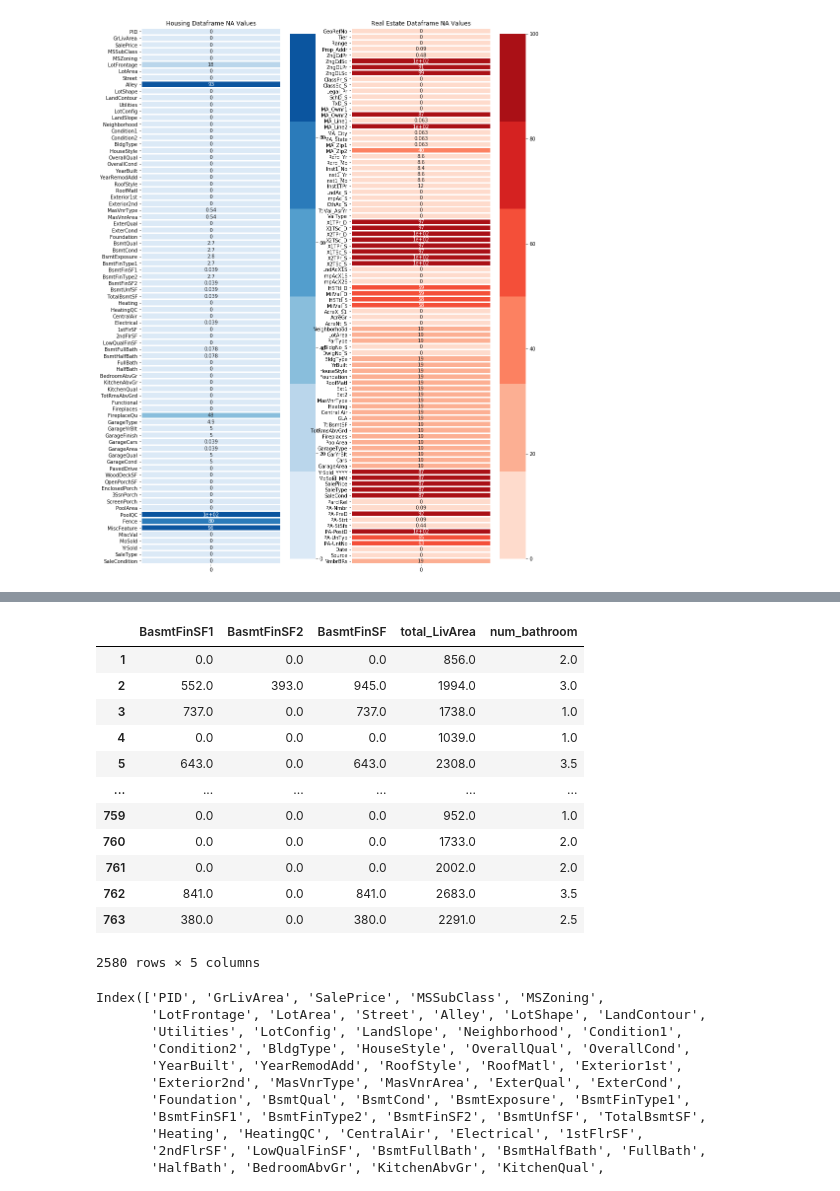
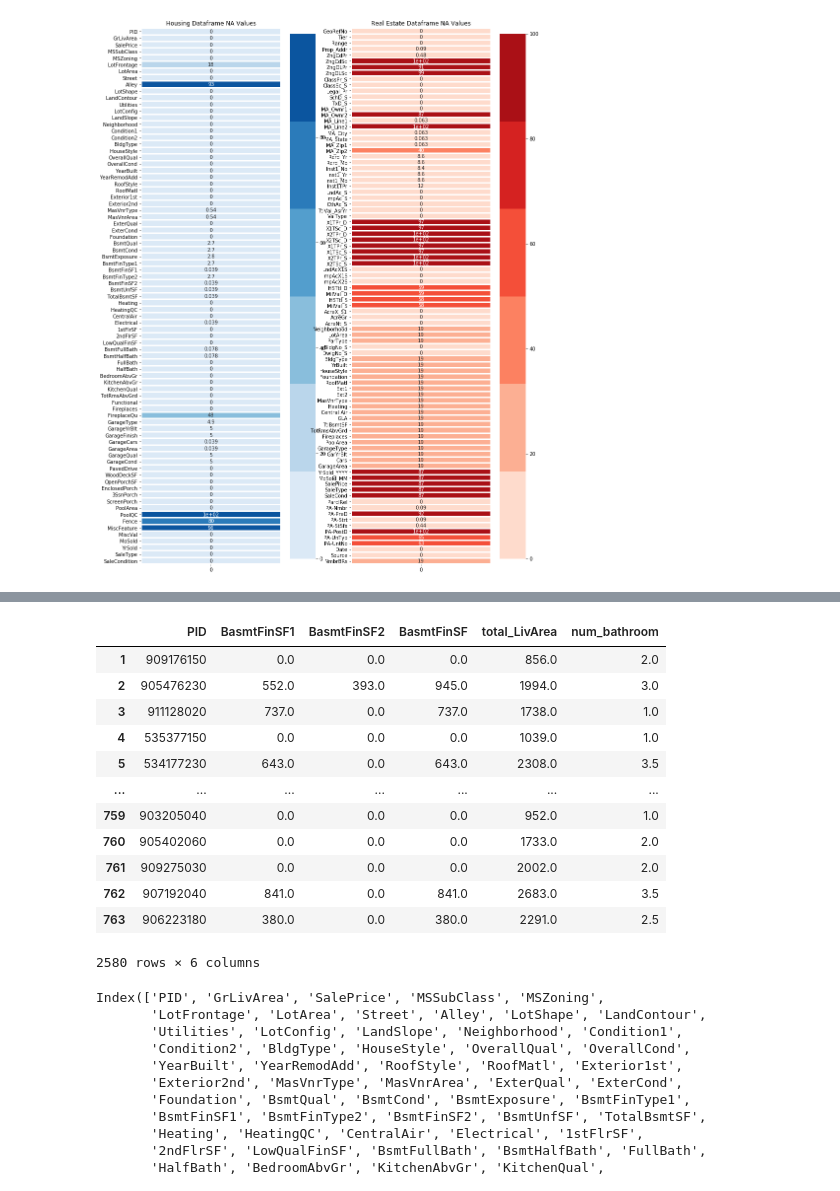
Before and after one commit to danieljinchoy/ames_housing_ml, a Jupyter notebook: Data_Preprocessing.ipynb, the cells around one changed output, grey strips where cells are left out. Drawn from its saved outputs; the diff is of its cells as text; code cells hidden in the pictures.

```diff
--- a/Data_Preprocessing.ipynb
+++ b/Data_Preprocessing.ipynb
@@ -123,21 +123,21 @@ housing['num_bathroom'] = housing['BsmtHalfBath2'] + housing['HalfBath2'] + \
                           housing['FullBath'] + housing['BsmtFullBath']
 # %%
 # Check the newly created columns
-housing[['BasmtFinSF1', 'BasmtFinSF2', 'BasmtFinSF', 'total_LivArea', 'num_bathroom']]
+housing[['PID','BasmtFinSF1', 'BasmtFinSF2', 'BasmtFinSF', 'total_LivArea', 'num_bathroom']]
 # %% [output]
-|  | BasmtFinSF1 | BasmtFinSF2 | BasmtFinSF | total_LivArea | num_bathroom |
-| 1 | 0.0 | 0.0 | 0.0 | 856.0 | 2.0 |
-| 2 | 552.0 | 393.0 | 945.0 | 1994.0 | 3.0 |
-| 3 | 737.0 | 0.0 | 737.0 | 1738.0 | 1.0 |
-| 4 | 0.0 | 0.0 | 0.0 | 1039.0 | 1.0 |
-| 5 | 643.0 | 0.0 | 643.0 | 2308.0 | 3.5 |
-| ... | ... | ... | ... | ... | ... |
-| 759 | 0.0 | 0.0 | 0.0 | 952.0 | 1.0 |
-| 760 | 0.0 | 0.0 | 0.0 | 1733.0 | 2.0 |
-| 761 | 0.0 | 0.0 | 0.0 | 2002.0 | 2.0 |
-| 762 | 841.0 | 0.0 | 841.0 | 2683.0 | 3.5 |
-| 763 | 380.0 | 0.0 | 380.0 | 2291.0 | 2.5 |
+|  | PID | BasmtFinSF1 | BasmtFinSF2 | BasmtFinSF | total_LivArea | num_bathroom |
+| 1 | 909176150 | 0.0 | 0.0 | 0.0 | 856.0 | 2.0 |
+| 2 | 905476230 | 552.0 | 393.0 | 945.0 | 1994.0 | 3.0 |
+| 3 | 911128020 | 737.0 | 0.0 | 737.0 | 1738.0 | 1.0 |
+| 4 | 535377150 | 0.0 | 0.0 | 0.0 | 1039.0 | 1.0 |
+| 5 | 534177230 | 643.0 | 0.0 | 643.0 | 2308.0 | 3.5 |
+| ... | ... | ... | ... | ... | ... | ... |
+| 759 | 903205040 | 0.0 | 0.0 | 0.0 | 952.0 | 1.0 |
+| 760 | 905402060 | 0.0 | 0.0 | 0.0 | 1733.0 | 2.0 |
+| 761 | 909275030 | 0.0 | 0.0 | 0.0 | 2002.0 | 2.0 |
+| 762 | 907192040 | 841.0 | 0.0 | 841.0 | 2683.0 | 3.5 |
+| 763 | 906223180 | 380.0 | 0.0 | 380.0 | 2291.0 | 2.5 |
-2580 rows × 5 columns
+2580 rows × 6 columns
 # %%
 housing.columns
 # %% [output]
```
Also changed, not shown: parts of 9 cells of this notebook, 1 other file.
